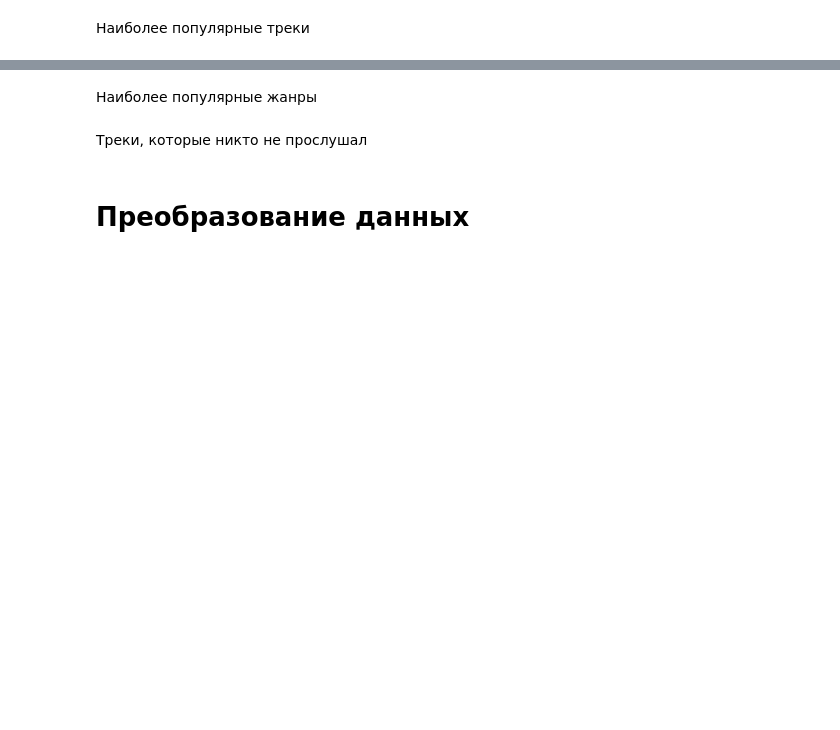
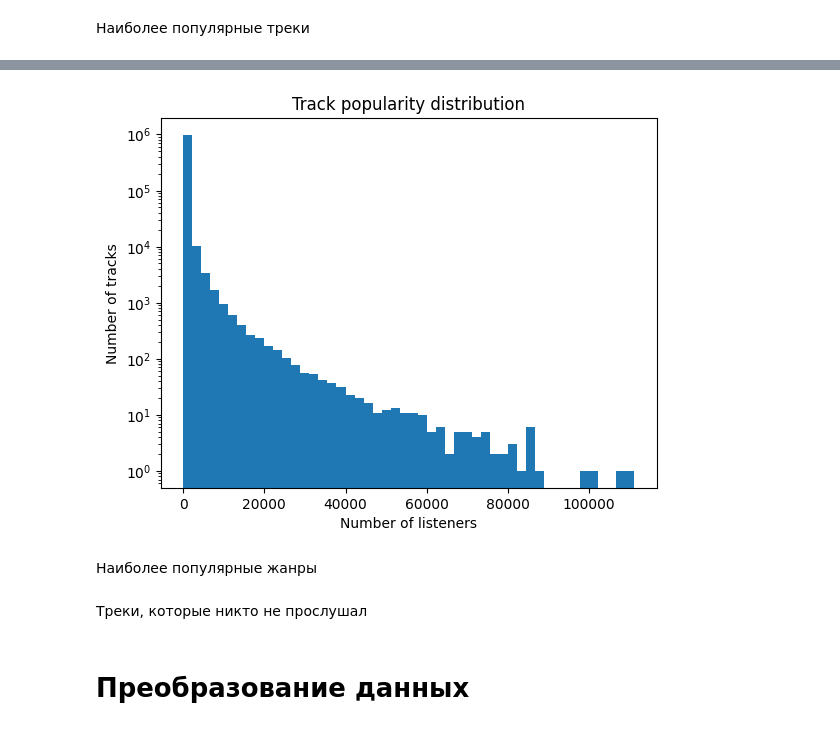
Before and after one commit to akzholtech/mle-project-sprint-4, a Jupyter notebook: recommendations.ipynb, the cells around one changed output, grey strips where cells are left out. Drawn from its saved outputs; the diff is of its cells as text; code cells hidden in the pictures; blank space fills up the shorter version.

```diff
--- a/recommendations.ipynb
+++ b/recommendations.ipynb
@@ -56,2 +77,5 @@ Name: artists, Length: 1000000, dtype: object
 # %% [markdown]
 Наиболее популярные треки
+# %%
+track_popularity = events.groupby("item_id")["user_id"].count()
+track_popularity.describe()
@@ -58,2 +92,10 @@ Name: artists, Length: 1000000, dtype: object
+# %%
+plt.hist(track_popularity, bins=50, log=True)
+plt.xlabel("Number of listeners")
+plt.ylabel("Number of tracks")
+plt.title("Track popularity distribution")
+plt.show()
+# %% [output]
+[figure, added]
 # %% [markdown]
 Наиболее популярные жанры
```
Also changed, not shown: parts of 14 cells of this notebook.
